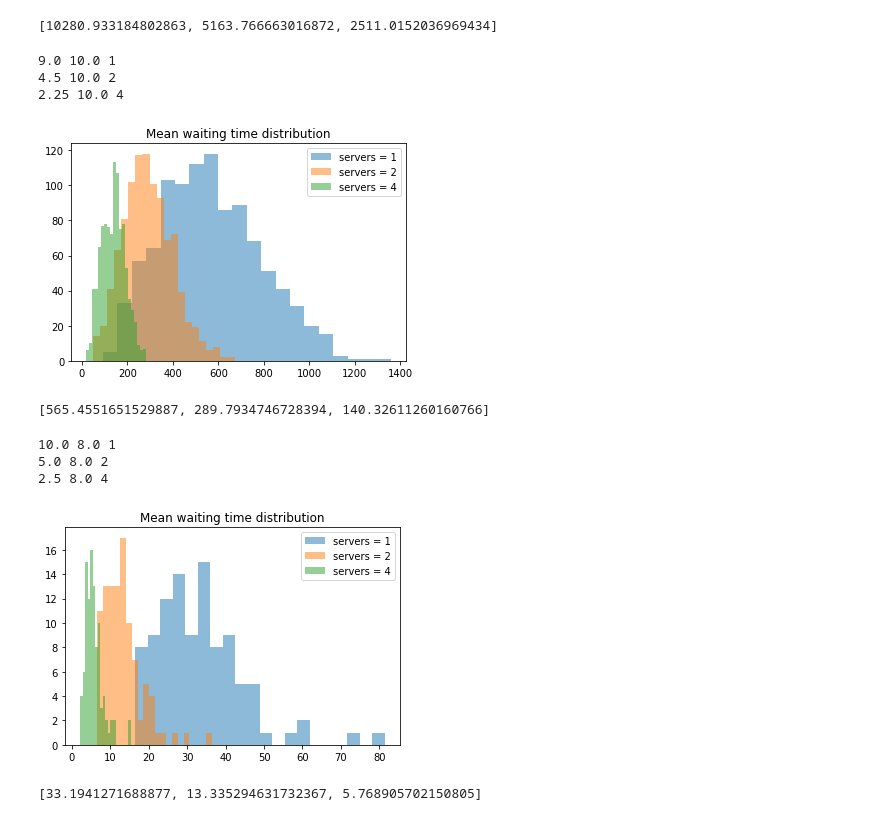
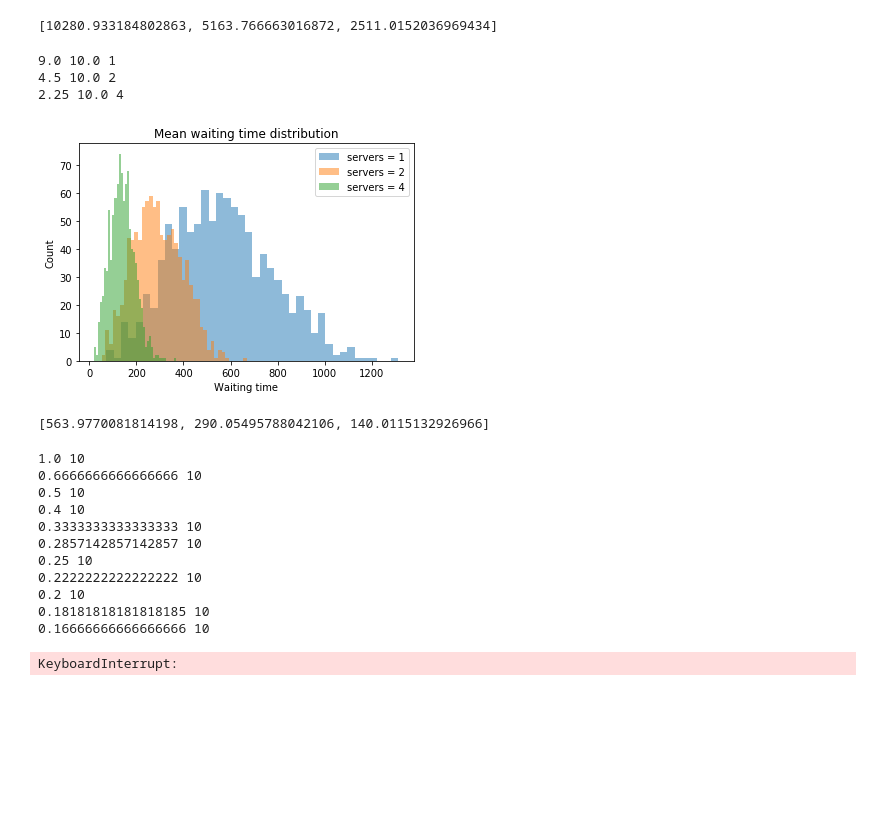
Before and after one commit to WavyV/StochasticSimulation, a Jupyter notebook: Assignment2/Assignment2.ipynb, the cells around one changed output. Saved outputs shown, nothing was run; the diff lists cells and outputs as text; code cells hidden in the pictures; blank space fills up the shorter version.

Commit message:
mean waiting times until mdn queues

```diff
--- a/Assignment2/Assignment2.ipynb
+++ b/Assignment2/Assignment2.ipynb
@@ -79,66 +79,75 @@ print(means)
 # %%
 customers = 1000
 capacity = [1,2,4]
 reps = 1000
-rho = 0.9
 serviceTime = 10.0
 arrival = 9.
 means = []
 plt.figure()
 for cap in capacity:
     totalResults = []
     newArrival = arrival/cap
     print(newArrival, serviceTime, cap)
     for _ in range(reps):
         results = []
         env = simpy.Environment()
         server = simpy.Resource(env, capacity=cap)
         source = Source(env, customers, newArrival, serviceTime, server)
         env.run()
         totalResults.append(np.mean(results))
     means.append(np.mean(totalResults))
-    plt.hist(totalResults, bins=20, alpha=0.5, label="servers = " + str(cap))
+    plt.hist(totalResults, bins=40, alpha=0.5, label="servers = " + str(cap))
 #     plt.plot([means[-1], means[-1]], [0, 50], scaley=False, linestyle="--", label="mean n=" + str(cap))
 plt.legend()
 plt.title("Mean waiting time distribution")
+plt.xlabel("Waiting time")
+plt.ylabel("Count")
 plt.show()
 print(means)
 # %% [output]
 9.0 10.0 1
 4.5 10.0 2
 2.25 10.0 4
-[figure, old version]
+[figure, new version]
-[565.4551651529887, 289.7934746728394, 140.32611260160766]
+[563.9770081814198, 290.05495788042106, 140.0115132926966]
 # %%
 customers = 1000
-capacity = [1,2,4]
 reps = 100
-rho = 0.
-serviceTime = 8.0
-arrival = 10.
+rho = np.linspace(0.1, 0.95, 18)
+serviceTime = 10
 means = []
-plt.figure()
-for cap in capacity:
+perc25 = []
+perc75 = []
+for r in rho:
     totalResults = []
-    newArrival = arrival/cap
-    print(newArrival, serviceTime, cap)
+    newArrival = 100.0/(r*serviceTime)
+    print(newArrival, serviceTime)
     for _ in range(reps):
         results = []
         env = simpy.Environment()
-        server = simpy.Resource(env, capacity=cap)
+        server = simpy.Resource(env, capacity=1)
         source = Source(env, customers, newArrival, serviceTime, server)
         env.run()
         totalResults.append(np.mean(results))
     means.append(np.mean(totalResults))
-    plt.hist(totalResults, bins=20, alpha=0.5, label="servers = " + str(cap))
-#     plt.plot([means[-1], means[-1]], [0, 50], scaley=False, linestyle="--", label="mean n=" + str(cap))
-plt.legend()
-plt.title("Mean waiting time distribution")
+    perc25.append(np.percentile(totalResults, 25))
+    perc75.append(np.percentile(totalResults, 75))
+
+plt.figure()
+plt.scatter(rho, means)
+plt.scatter(rho, perc25)
+plt.scatter(rho, perc75)
 plt.show()
-print(means)
 # %% [output]
-10.0 8.0 1
-5.0 8.0 2
-2.5 8.0 4
+1.0 10
+0.6666666666666666 10
+0.5 10
+0.4 10
+0.3333333333333333 10
+0.2857142857142857 10
+0.25 10
+0.2222222222222222 10
+0.2 10
+0.18181818181818185 10
+0.16666666666666666 10
-[figure, removed]
-[33.1941271688877, 13.335294631732367, 5.768905702150805]
+KeyboardInterrupt:
```
Also changed, not shown: parts of 5 cells of this notebook, 3 other files.
